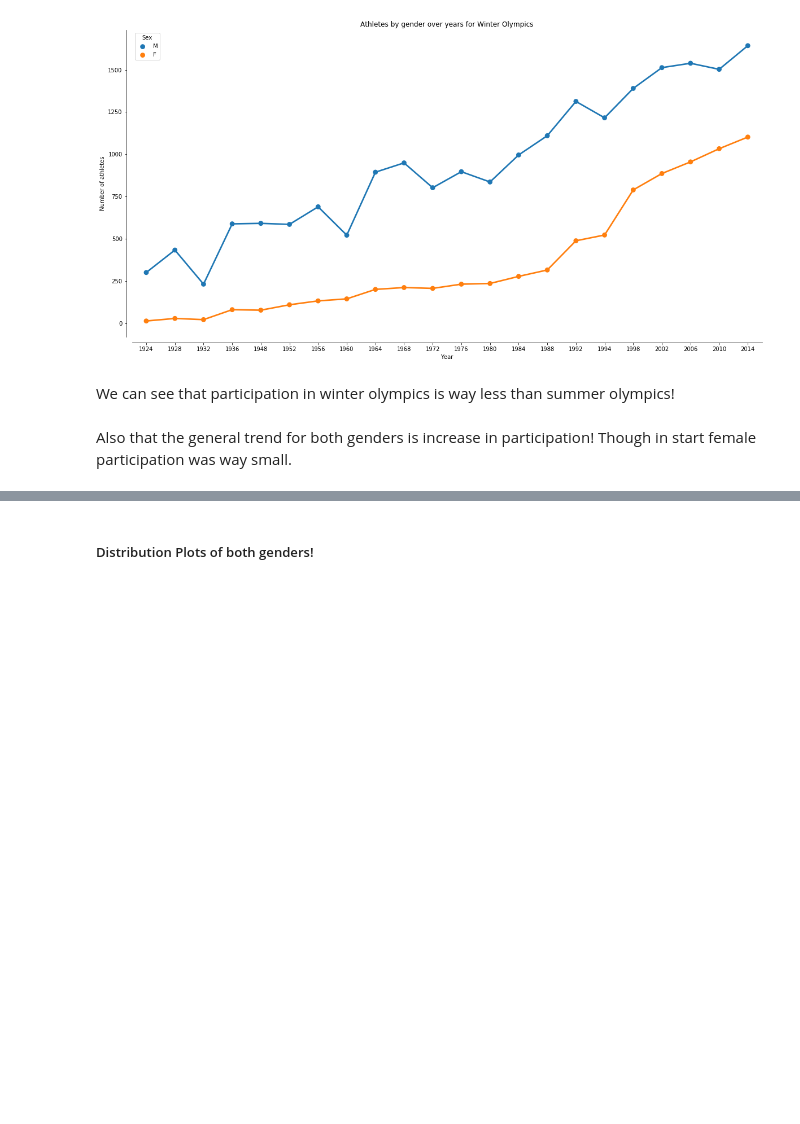
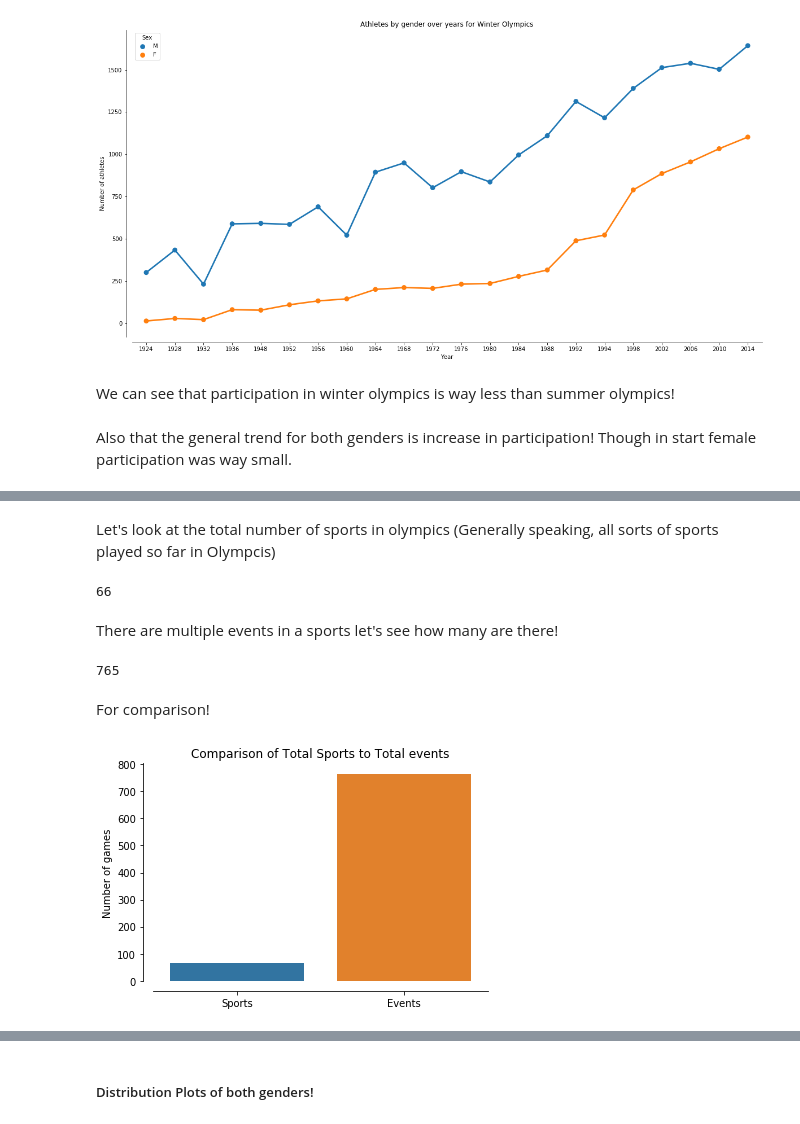
Before and after one commit to nauman-chaudhary/OlympicsDataExploration, a Jupyter notebook: Olympics_Data_Exploration.ipynb, the cells around one changed output, grey strips where cells are left out. Drawn from its saved outputs; the diff is of its cells as text; code cells hidden in the pictures; blank space fills up the shorter version.

```diff
--- a/Olympics_Data_Exploration.ipynb
+++ b/Olympics_Data_Exploration.ipynb
@@ -221,0 +223,22 @@ Also that the general trend for both genders is increase in participation! Thoug
+# %% [markdown]
+Let's look at the total number of sports in olympics (Generally speaking, all sorts of sports played so far in Olympcis)
+# %%
+data['Sport'].nunique()
+# %% [output]
+66
+# %% [markdown]
+There are multiple events in a sports let's see how many are there!
+# %%
+data['Event'].nunique()
+# %% [output]
+765
+# %% [markdown]
+For comparison!
+# %%
+sns.barplot(x=['Sports','Events'],y=[data['Sport'].nunique(),data['Event'].nunique()])
+sns.despine(offset=10)
+plt.ylabel("Number of games")
+plt.title("Comparison of Total Sports to Total events")
+plt.show()
+# %% [output]
+[figure, added]
```
Also changed, not shown: parts of 61 cells of this notebook.
